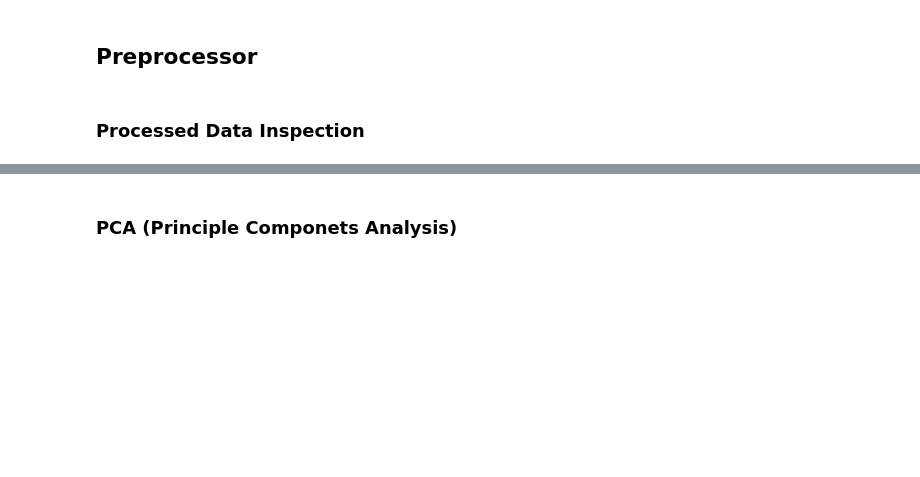
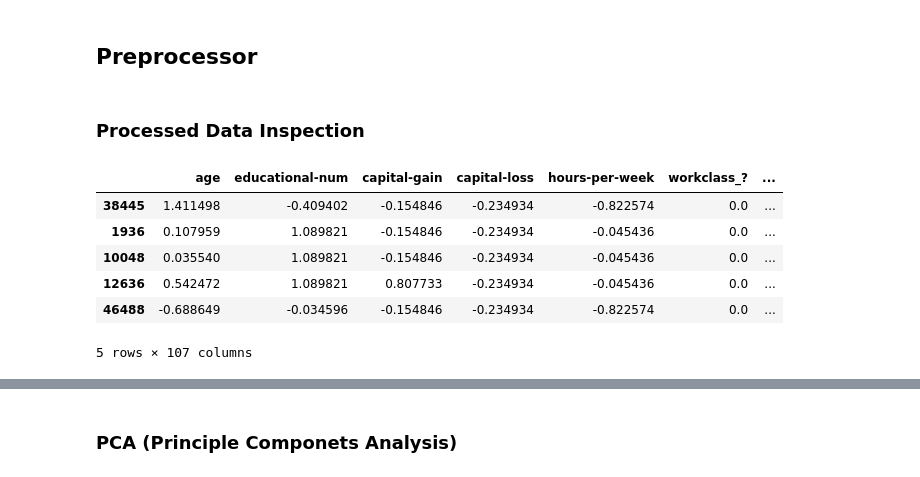
Before and after one commit to GabrielleYa/Project_2_Adult_Income, a Jupyter notebook: Adult_Income_.ipynb, the cells around one changed output, grey strips where cells are left out. Cells and saved outputs as stored; diff of their text form; code cells hidden in the pictures; blank space fills up the shorter version.

```diff
--- a/Adult_Income_.ipynb
+++ b/Adult_Income_.ipynb
@@ -594,2 +613,13 @@ X_test_processed_ml = ColumnTransformer([num_tuple, ohe_tuple],
 # %% [markdown]
 ### **Processed Data Inspection**
+# %%
+# Displaing te first 5 rows of the X_train processed data
+X_train_processed_df.head()
+# %% [output]
+|  | age | educational-num | capital-gain | capital-loss | hours-per-week | workclass_? | ... |
+| 38445 | 1.411498 | -0.409402 | -0.154846 | -0.234934 | -0.822574 | 0.0 | ... |
+| 1936 | 0.107959 | 1.089821 | -0.154846 | -0.234934 | -0.045436 | 0.0 | ... |
+| 10048 | 0.035540 | 1.089821 | -0.154846 | -0.234934 | -0.045436 | 0.0 | ... |
+| 12636 | 0.542472 | 1.089821 | 0.807733 | -0.234934 | -0.045436 | 0.0 | ... |
+| 46488 | -0.688649 | -0.034596 | -0.154846 | -0.234934 | -0.822574 | 0.0 | ... |
+5 rows × 107 columns
```
Also changed, not shown: parts of 46 cells of this notebook.
